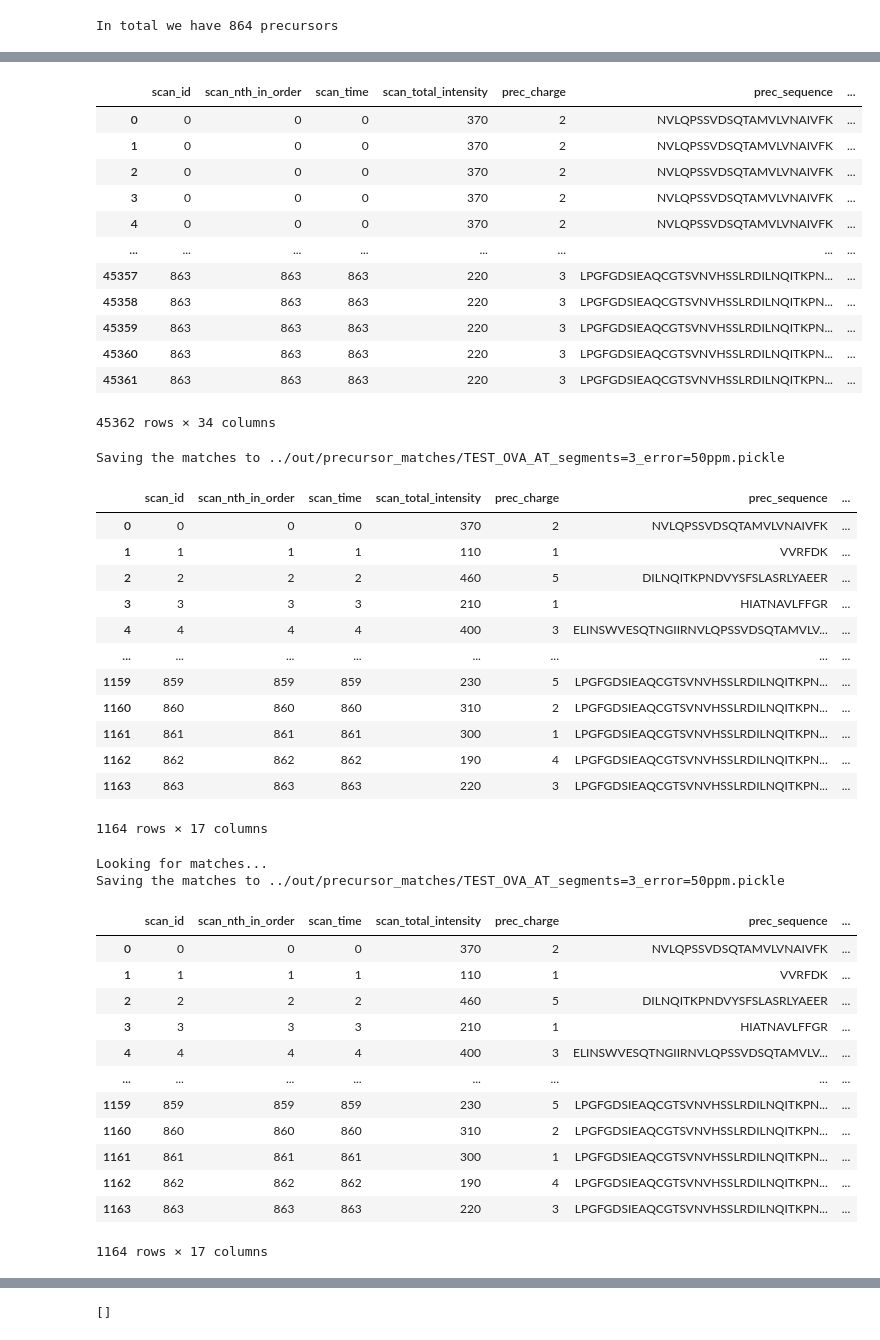
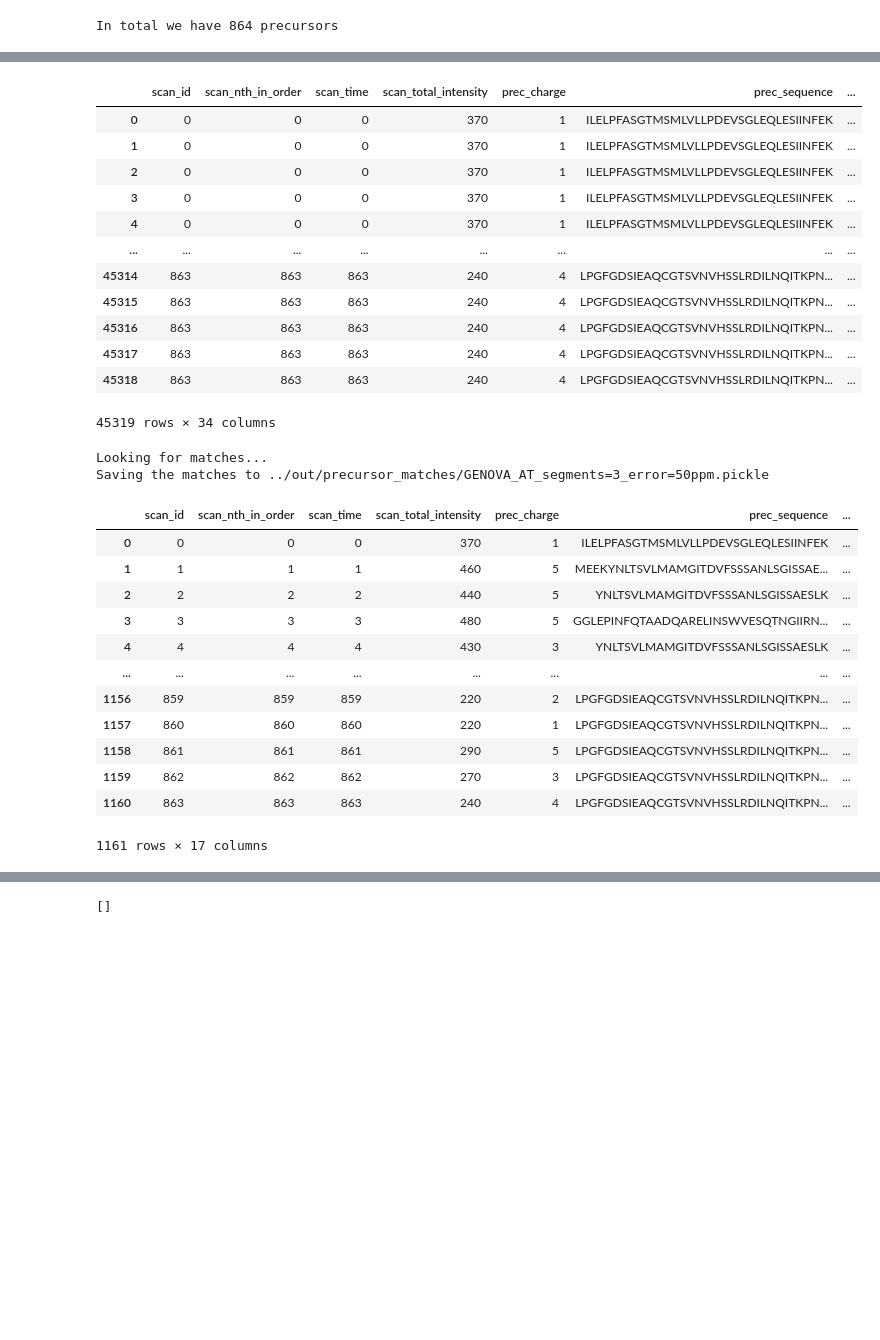
Before and after one commit to Eugleo/dibby, a Jupyter notebook: src/data_generation.ipynb, the cells around one changed output, grey strips where cells are left out. Saved outputs shown, nothing was run; the diff lists cells and outputs as text; code cells hidden in the pictures; blank space fills up the shorter version.

```diff
--- a/src/data_generation.ipynb
+++ b/src/data_generation.ipynb
@@ -24,7 +24,7 @@ from pyteomics.mass import calculate_mass
 # %%
 from src.utilities.error import within_bounds
 
-PROTEIN = "OVA"
+PROTEIN = "GENOVA"
 CYS_BONDS = OVA_BONDS
 tryptides = cleave_protein(PROTEIN)
 TRYPTIDE_COUNT = len(tryptides)
@@ -497,75 +497,61 @@ ideal_precursor_df
 ideal_fragment_df = pd.DataFrame(fragment_records)
 
 ideal_fragment_df.to_csv(
-    "../out/csv/fragment_matches_TEST_OVA_segments=3_error=50ppm_ideal.csv",
+    "../out/csv/fragment_matches_GENOVA_segments=3_error=50ppm_ideal.csv",
     index=False,
 )
 
 ideal_fragment_df
 # %% [output]
 |  | scan_id | scan_nth_in_order | scan_time | scan_total_intensity | prec_charge | prec_sequence | ... |
-| 0 | 0 | 0 | 0 | 370 | 2 | NVLQPSSVDSQTAMVLVNAIVFK | ... |
-| 1 | 0 | 0 | 0 | 370 | 2 | NVLQPSSVDSQTAMVLVNAIVFK | ... |
-| 2 | 0 | 0 | 0 | 370 | 2 | NVLQPSSVDSQTAMVLVNAIVFK | ... |
-| 3 | 0 | 0 | 0 | 370 | 2 | NVLQPSSVDSQTAMVLVNAIVFK | ... |
-| 4 | 0 | 0 | 0 | 370 | 2 | NVLQPSSVDSQTAMVLVNAIVFK | ... |
+| 0 | 0 | 0 | 0 | 370 | 1 | ILELPFASGTMSMLVLLPDEVSGLEQLESIINFEK | ... |
+| 1 | 0 | 0 | 0 | 370 | 1 | ILELPFASGTMSMLVLLPDEVSGLEQLESIINFEK | ... |
+| 2 | 0 | 0 | 0 | 370 | 1 | ILELPFASGTMSMLVLLPDEVSGLEQLESIINFEK | ... |
+| 3 | 0 | 0 | 0 | 370 | 1 | ILELPFASGTMSMLVLLPDEVSGLEQLESIINFEK | ... |
+| 4 | 0 | 0 | 0 | 370 | 1 | ILELPFASGTMSMLVLLPDEVSGLEQLESIINFEK | ... |
 | ... | ... | ... | ... | ... | ... | ... | ... |
-| 45357 | 863 | 863 | 863 | 220 | 3 | LPGFGDSIEAQCGTSVNVHSSLRDILNQITKPN... | ... |
-| 45358 | 863 | 863 | 863 | 220 | 3 | LPGFGDSIEAQCGTSVNVHSSLRDILNQITKPN... | ... |
-| 45359 | 863 | 863 | 863 | 220 | 3 | LPGFGDSIEAQCGTSVNVHSSLRDILNQITKPN... | ... |
-| 45360 | 863 | 863 | 863 | 220 | 3 | LPGFGDSIEAQCGTSVNVHSSLRDILNQITKPN... | ... |
-| 45361 | 863 | 863 | 863 | 220 | 3 | LPGFGDSIEAQCGTSVNVHSSLRDILNQITKPN... | ... |
+| 45314 | 863 | 863 | 863 | 240 | 4 | LPGFGDSIEAQCGTSVNVHSSLRDILNQITKPN... | ... |
+| 45315 | 863 | 863 | 863 | 240 | 4 | LPGFGDSIEAQCGTSVNVHSSLRDILNQITKPN... | ... |
+| 45316 | 863 | 863 | 863 | 240 | 4 | LPGFGDSIEAQCGTSVNVHSSLRDILNQITKPN... | ... |
+| 45317 | 863 | 863 | 863 | 240 | 4 | LPGFGDSIEAQCGTSVNVHSSLRDILNQITKPN... | ... |
+| 45318 | 863 | 863 | 863 | 240 | 4 | LPGFGDSIEAQCGTSVNVHSSLRDILNQITKPN... | ... |
-45362 rows × 34 columns
+45319 rows × 34 columns
 # %%
 precursor_matches = write_matched_precursors(
     tryptides,
     scans,
-    "../out/precursor_matches/TEST_OVA_AT_segments=3_error=50ppm.pickle",
+    "../out/precursor_matches/GENOVA_AT_segments=3_error=5ppm.pickle",
     max_segments=3,
     error_ppm=5,
 )
 
 precursor_match_records = []
 for pm in precursor_matches:
     precursor_match_records.append(pm["scan"].to_dict() | pm["precursor"].to_dict())
 
 prec_df = pd.DataFrame(precursor_match_records)
 
 prec_df.to_csv(
-    "../out/csv/precursor_matches_TEST_OVA_segments=3_error=50ppm.csv", index=False
+    "../out/csv/precursor_matches_GENOVA_segments=3_error=50ppm.csv", index=False
 )
 
 prec_df
 # %% [output]
-Saving the matches to ../out/precursor_matches/TEST_OVA_AT_segments=3_error=50ppm.pickle
+Looking for matches...
+Saving the matches to ../out/precursor_matches/GENOVA_AT_segments=3_error=50ppm.pickle
 |  | scan_id | scan_nth_in_order | scan_time | scan_total_intensity | prec_charge | prec_sequence | ... |
-| 0 | 0 | 0 | 0 | 370 | 2 | NVLQPSSVDSQTAMVLVNAIVFK | ... |
-| 1 | 1 | 1 | 1 | 110 | 1 | VVRFDK | ... |
-| 2 | 2 | 2 | 2 | 460 | 5 | DILNQITKPNDVYSFSLASRLYAEER | ... |
-| 3 | 3 | 3 | 3 | 210 | 1 | HIATNAVLFFGR | ... |
-| 4 | 4 | 4 | 4 | 400 | 3 | ELINSWVESQTNGIIRNVLQPSSVDSQTAMVLV... | ... |
+| 0 | 0 | 0 | 0 | 370 | 1 | ILELPFASGTMSMLVLLPDEVSGLEQLESIINFEK | ... |
+| 1 | 1 | 1 | 1 | 460 | 5 | MEEKYNLTSVLMAMGITDVFSSSANLSGISSAE... | ... |
+| 2 | 2 | 2 | 2 | 440 | 5 | YNLTSVLMAMGITDVFSSSANLSGISSAESLK | ... |
+| 3 | 3 | 3 | 3 | 480 | 5 | GGLEPINFQTAADQARELINSWVESQTNGIIRN... | ... |
+| 4 | 4 | 4 | 4 | 430 | 3 | YNLTSVLMAMGITDVFSSSANLSGISSAESLK | ... |
 | ... | ... | ... | ... | ... | ... | ... | ... |
-| 1159 | 859 | 859 | 859 | 230 | 5 | LPGFGDSIEAQCGTSVNVHSSLRDILNQITKPN... | ... |
-| 1160 | 860 | 860 | 860 | 310 | 2 | LPGFGDSIEAQCGTSVNVHSSLRDILNQITKPN... | ... |
-| 1161 | 861 | 861 | 861 | 300 | 1 | LPGFGDSIEAQCGTSVNVHSSLRDILNQITKPN... | ... |
-| 1162 | 862 | 862 | 862 | 190 | 4 | LPGFGDSIEAQCGTSVNVHSSLRDILNQITKPN... | ... |
-| 1163 | 863 | 863 | 863 | 220 | 3 | LPGFGDSIEAQCGTSVNVHSSLRDILNQITKPN... | ... |
+| 1156 | 859 | 859 | 859 | 220 | 2 | LPGFGDSIEAQCGTSVNVHSSLRDILNQITKPN... | ... |
+| 1157 | 860 | 860 | 860 | 220 | 1 | LPGFGDSIEAQCGTSVNVHSSLRDILNQITKPN... | ... |
+| 1158 | 861 | 861 | 861 | 290 | 5 | LPGFGDSIEAQCGTSVNVHSSLRDILNQITKPN... | ... |
+| 1159 | 862 | 862 | 862 | 270 | 3 | LPGFGDSIEAQCGTSVNVHSSLRDILNQITKPN... | ... |
+| 1160 | 863 | 863 | 863 | 240 | 4 | LPGFGDSIEAQCGTSVNVHSSLRDILNQITKPN... | ... |
-1164 rows × 17 columns
+1161 rows × 17 columns
-Looking for matches...
-Saving the matches to ../out/precursor_matches/TEST_OVA_AT_segments=3_error=50ppm.pickle
-|  | scan_id | scan_nth_in_order | scan_time | scan_total_intensity | prec_charge | prec_sequence | ... |
-| 0 | 0 | 0 | 0 | 370 | 2 | NVLQPSSVDSQTAMVLVNAIVFK | ... |
-| 1 | 1 | 1 | 1 | 110 | 1 | VVRFDK | ... |
-| 2 | 2 | 2 | 2 | 460 | 5 | DILNQITKPNDVYSFSLASRLYAEER | ... |
-| 3 | 3 | 3 | 3 | 210 | 1 | HIATNAVLFFGR | ... |
-| 4 | 4 | 4 | 4 | 400 | 3 | ELINSWVESQTNGIIRNVLQPSSVDSQTAMVLV... | ... |
-| ... | ... | ... | ... | ... | ... | ... | ... |
-| 1159 | 859 | 859 | 859 | 230 | 5 | LPGFGDSIEAQCGTSVNVHSSLRDILNQITKPN... | ... |
-| 1160 | 860 | 860 | 860 | 310 | 2 | LPGFGDSIEAQCGTSVNVHSSLRDILNQITKPN... | ... |
-| 1161 | 861 | 861 | 861 | 300 | 1 | LPGFGDSIEAQCGTSVNVHSSLRDILNQITKPN... | ... |
-| 1162 | 862 | 862 | 862 | 190 | 4 | LPGFGDSIEAQCGTSVNVHSSLRDILNQITKPN... | ... |
-| 1163 | 863 | 863 | 863 | 220 | 3 | LPGFGDSIEAQCGTSVNVHSSLRDILNQITKPN... | ... |
-1164 rows × 17 columns
 # %%
 fragment_matches = write_matched_fragments(
     precursor_matches=precursor_matches,
```
Also changed, not shown: parts of 3 cells of this notebook, 8 other files.
